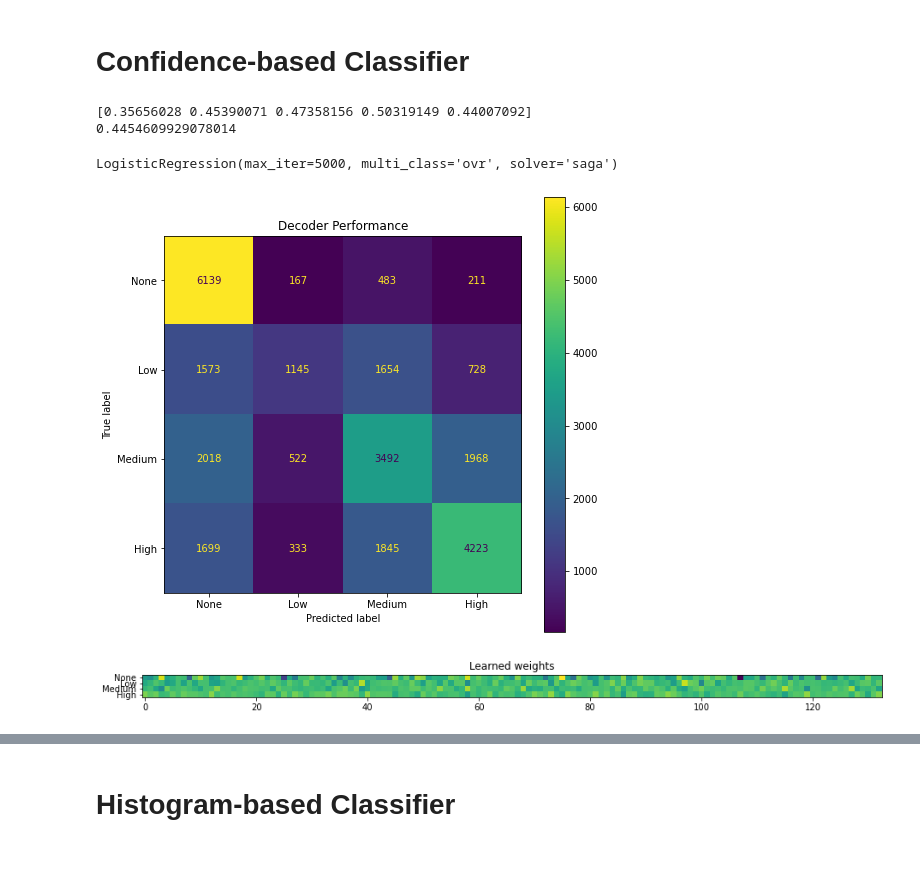
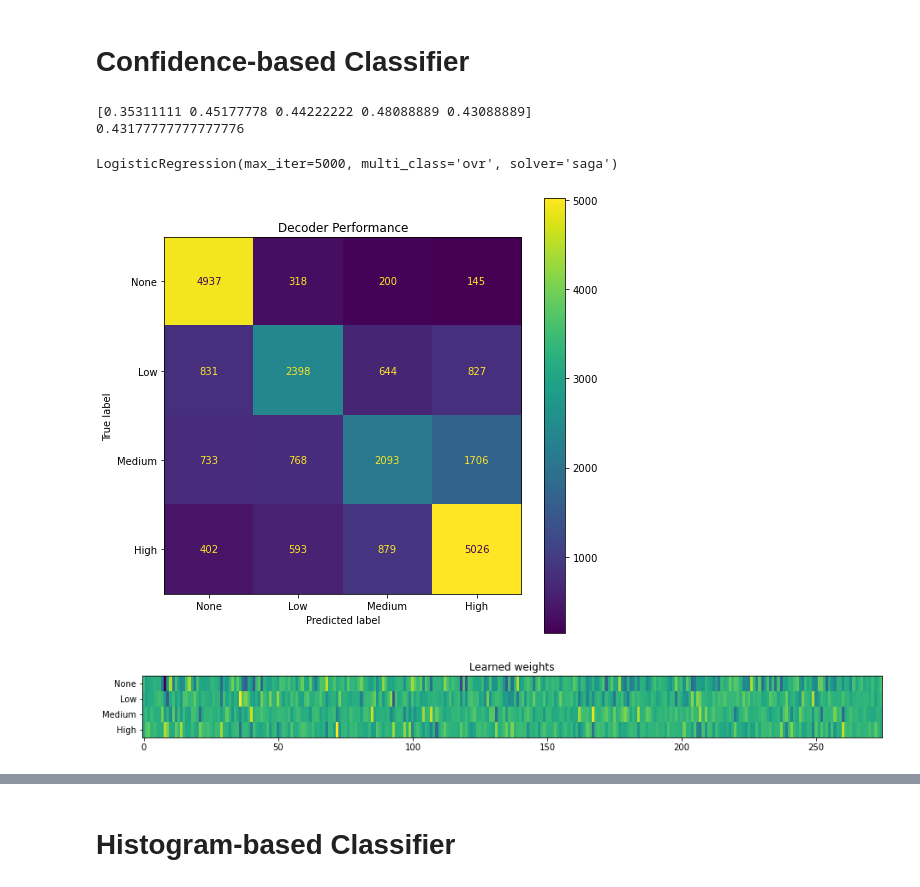
Before and after one commit to sjawhar/nma2020-steinmetz-project, a Jupyter notebook: notebooks/decoders.ipynb, the cells around one changed output, grey strips where cells are left out. Cells and saved outputs as stored; diff of their text form; code cells hidden in the pictures; blank space fills up the shorter version.

Commit message:
Better prediction heatmap

```diff
--- a/notebooks/decoders.ipynb
+++ b/notebooks/decoders.ipynb
@@ -45,7 +45,7 @@ Session 35 -  53 neurons - 147 trials w/ stimulus - 2.77 ratio
 Session 36 -  92 neurons - 117 trials w/ stimulus - 1.27 ratio
 Session 38 - 141 neurons - 134 trials w/ stimulus - 0.95 ratio
 # %%
-DECODER_SESSION = 21
+DECODER_SESSION = 10
 SESSION = sessions[DECODER_SESSION]
 SELECTOR = selectors[DECODER_SESSION]
 
@@ -132,33 +132,33 @@ print(scores.mean())
 
 clf.fit(X, y)
 # %% [output]
-[0.35656028 0.45390071 0.47358156 0.50319149 0.44007092]
-0.4454609929078014
+[0.35311111 0.45177778 0.44222222 0.48088889 0.43088889]
+0.43177777777777776
 LogisticRegression(max_iter=5000, multi_class='ovr', solver='saga')
 # %%
 from sklearn.metrics import plot_confusion_matrix
 import matplotlib.pyplot as plt
 %matplotlib inline
 
 disp = plot_confusion_matrix(clf, X, y, display_labels=CLASS_NAMES)
 disp.ax_.set_title("Decoder Performance")
 disp.figure_.set_size_inches(8, 8)
 plt.show()
 
 weights = clf.coef_
 fig, ax = plt.subplots()
-im = ax.imshow(weights)
+im = ax.imshow(weights, aspect='auto')
 
 ax.set_yticks(np.arange(weights.shape[0]))
 ax.set_yticklabels(CLASS_NAMES)
 
 ax.set_title("Learned weights")
-fig.set_size_inches(12, 10)
+fig.set_size_inches(12, 1)
 plt.subplots_adjust(left=0, right=1, bottom=0, top=1)
 plt.show()
 # %% [output]
-[figure, old version]
+[figure, new version]
-[figure, old version]
+[figure, new version]
 # %%
 %matplotlib inline
 
```
Also changed, not shown: parts of 9 cells of this notebook.
